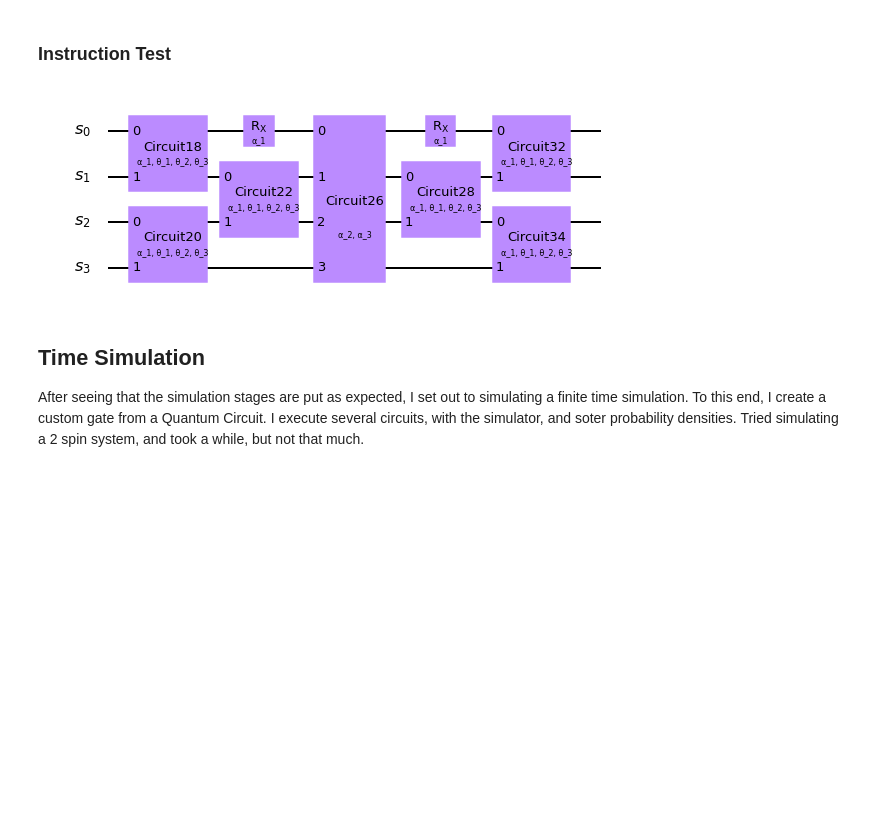
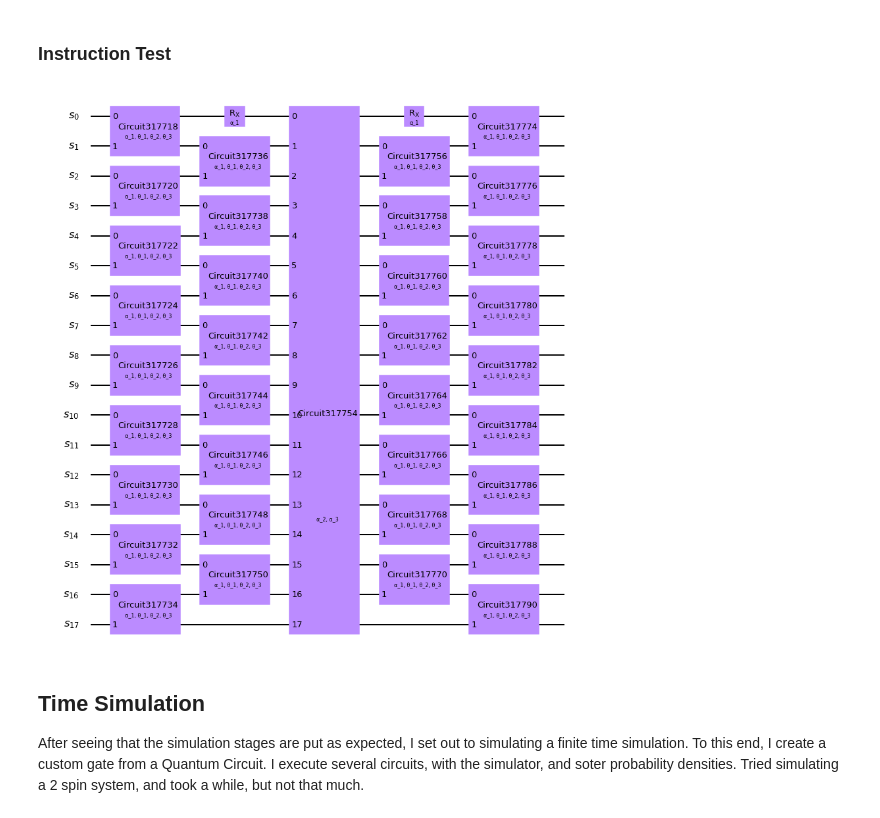
Before and after one commit to DiegoHerrera262/Thesis2020, a Jupyter notebook: Notebooks/SuzukiTrotterHeisenbergChain.ipynb, the cells around one changed output. Saved outputs shown, nothing was run; the diff lists cells and outputs as text; code cells hidden in the pictures; blank space fills up the shorter version.

```diff
--- a/Notebooks/SuzukiTrotterHeisenbergChain.ipynb
+++ b/Notebooks/SuzukiTrotterHeisenbergChain.ipynb
@@ -228,17 +228,17 @@ def SuzukiTrotter(spinChain):
 ### Instruction Test
 # %%
 ## Define spin chain
-spinChain = QuantumRegister(4,name='s')
+spinChain = QuantumRegister(18,name='s')
 ## Create quantum register
 qc_DemoEvol = QuantumCircuit(spinChain)
 ## Append ST step
 qc_DemoEvol.append(SuzukiTrotter(spinChain),spinChain)
 ## Make circuit explicit
 qc_DemoEvol = qc_DemoEvol.decompose()
 ## Draw circuit
 qc_DemoEvol.draw(output='mpl')
 # %% [output]
-[figure, old version]
+[figure, new version]
 # %% [markdown]
 ## Time Simulation
 
```
Also changed, not shown: parts of 3 cells of this notebook, 30 other files.
